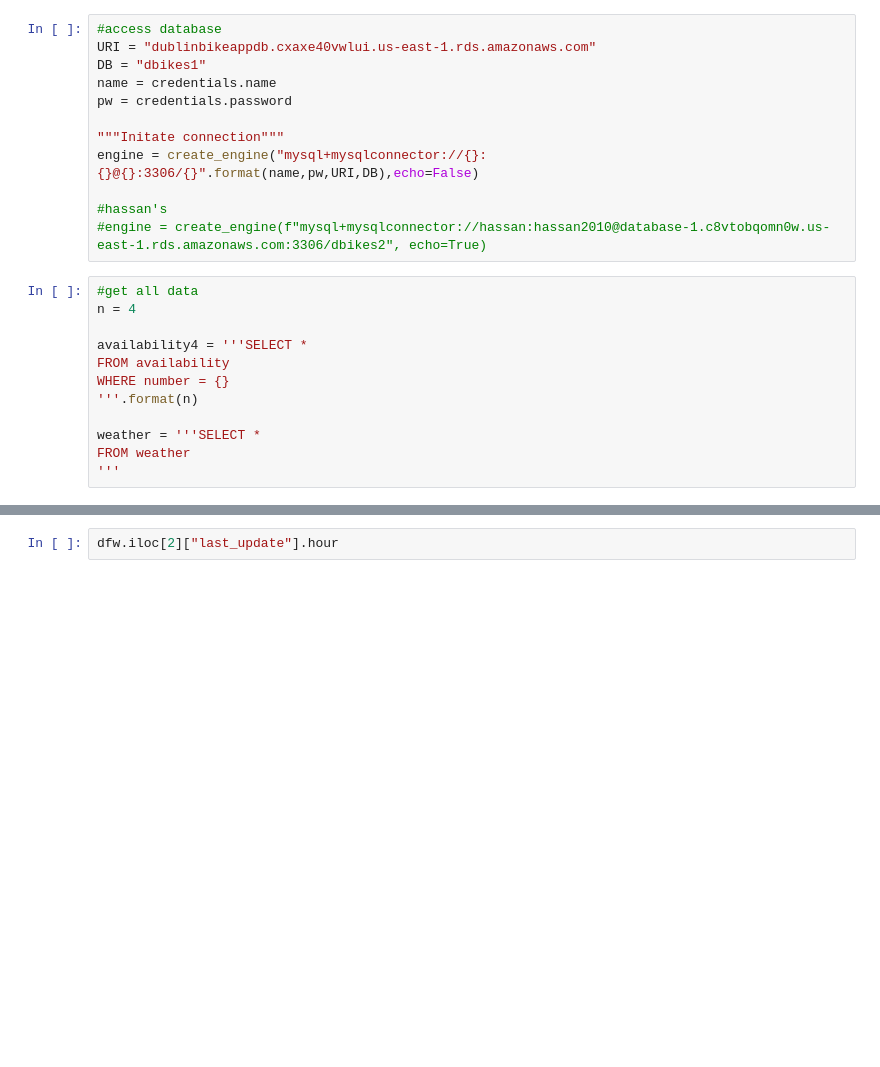
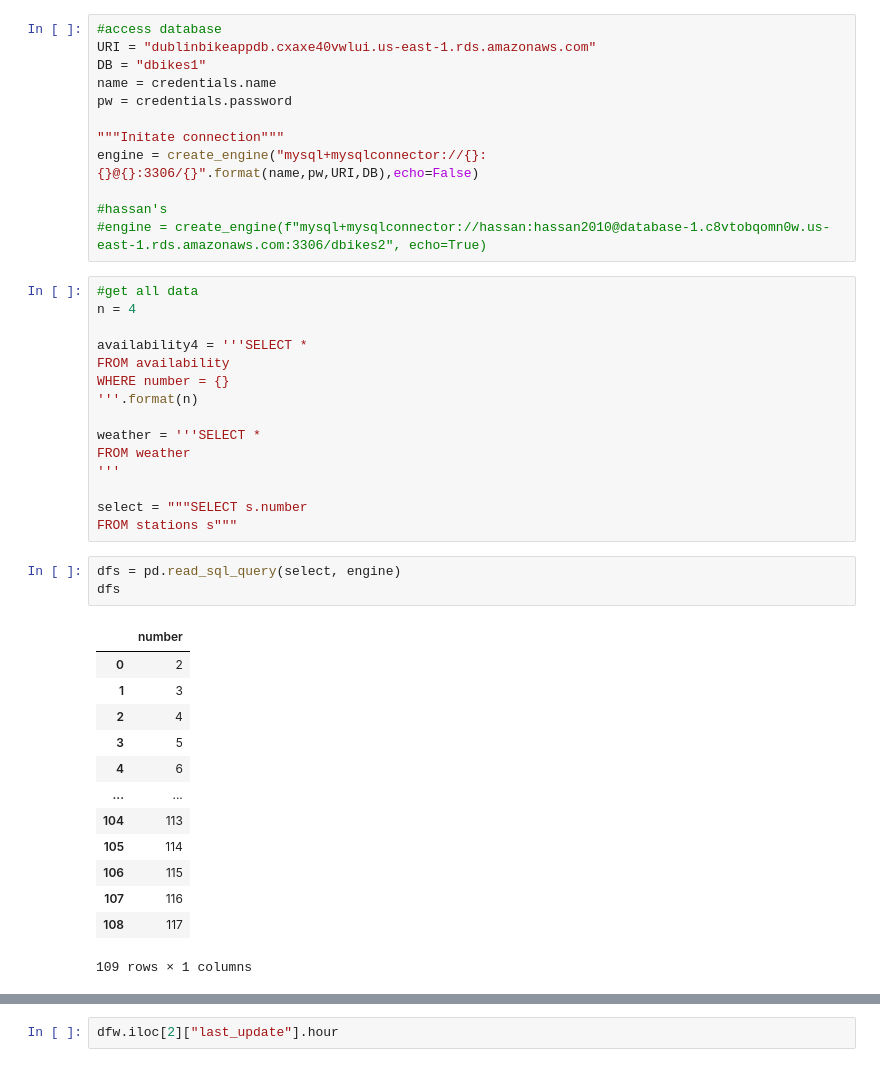
Before and after one commit to CatLuvrHass/DublinBikeApp, a Jupyter notebook: availability.ipynb, the cells around one changed output, grey strips where cells are left out. Saved outputs shown, nothing was run; the diff lists cells and outputs as text; blank space fills up the shorter version.

```diff
--- a/availability.ipynb
+++ b/availability.ipynb
@@ -41,3 +41,23 @@ WHERE number = {}
 weather = '''SELECT *
 FROM weather
 '''
+
+select = """SELECT s.number
+FROM stations s"""
+# %%
+dfs = pd.read_sql_query(select, engine)
+dfs
+# %% [output]
+|  | number |
+| 0 | 2 |
+| 1 | 3 |
+| 2 | 4 |
+| 3 | 5 |
+| 4 | 6 |
+| ... | ... |
+| 104 | 113 |
+| 105 | 114 |
+| 106 | 115 |
+| 107 | 116 |
+| 108 | 117 |
+109 rows × 1 columns
```
Also changed, not shown: parts of 42 cells of this notebook.
